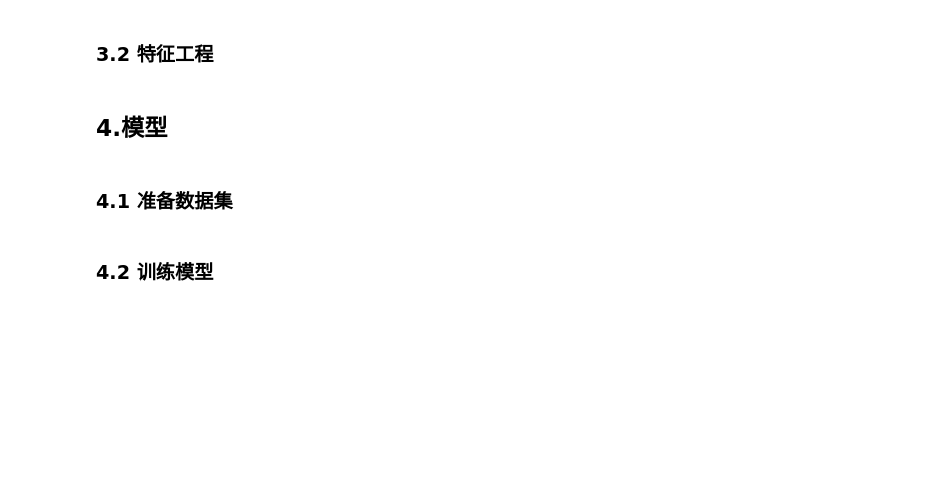
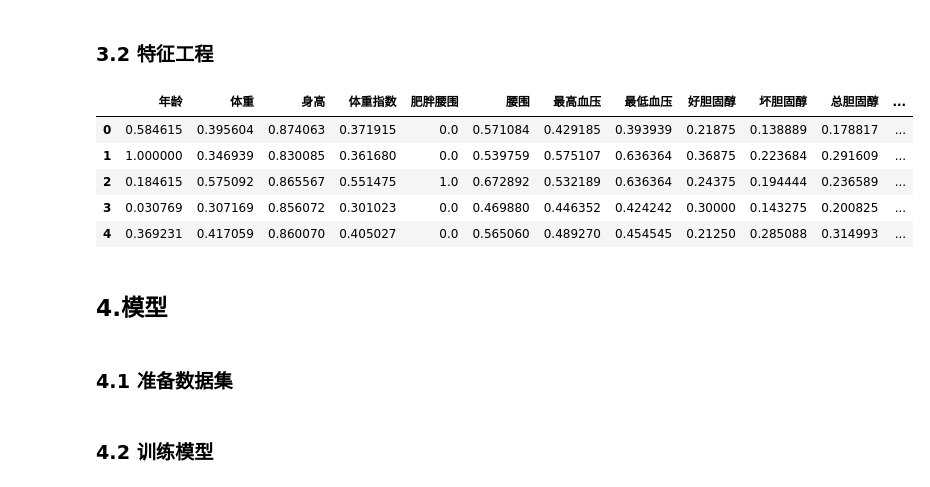
Before and after one commit to ChenyangZhou1994/DiseasePrediction, a Jupyter notebook: CatGBM.ipynb, the cells around one changed output. Saved outputs shown, nothing was run; the diff lists cells and outputs as text; code cells hidden in the pictures; blank space fills up the shorter version.

```diff
--- a/CatGBM.ipynb
+++ b/CatGBM.ipynb
@@ -94,21 +176,35 @@ g.map(plt.hist, '年龄', bins=20)
 ### 3.2 特征工程
 # %%
 # 处理缺失值
-train_df.fillna(method='ffill', inplace=True)
-test_df.fillna(0, inplace=True)
+# train_df.fillna(0, inplace=True)
+# test_df.fillna(0, inplace=True)
 
 
-# 字符编码
-for i in tqdm(str_columns):
-    lbl = LabelEncoder()
-    train_df[i] = lbl.fit_transform(train_df[i].astype(str))
-    test_df[i] = lbl.fit_transform(test_df[i].astype(str))
+# One-hot编码
+# train_df = pd.get_dummies(train_df)
+# test_df = pd.get_dummies(test_df)
+#
 
-features = num_columns + zero_to_one_columns + str_columns
-
-# 数值归一化
+# # 字符编码
+# for i in tqdm(str_columns):
+#     lbl = LabelEncoder()
+#     train_df[i] = lbl.fit_transform(train_df[i].astype(str))
+#     test_df[i] = lbl.fit_transform(test_df[i].astype(str))
+#
+features = num_columns
+# #
+# # 数值归一化
 train_df[features] = MinMaxScaler().fit_transform(train_df[features])
 test_df[features] = MinMaxScaler().fit_transform(test_df[features])
+
+train_df.head(5)
+# %% [output]
+|  | 年龄 | 体重 | 身高 | 体重指数 | 肥胖腰围 | 腰围 | 最高血压 | 最低血压 | 好胆固醇 | 坏胆固醇 | 总胆固醇 | ... |
+| 0 | 0.584615 | 0.395604 | 0.874063 | 0.371915 | 0.0 | 0.571084 | 0.429185 | 0.393939 | 0.21875 | 0.138889 | 0.178817 | ... |
+| 1 | 1.000000 | 0.346939 | 0.830085 | 0.361680 | 0.0 | 0.539759 | 0.575107 | 0.636364 | 0.36875 | 0.223684 | 0.291609 | ... |
+| 2 | 0.184615 | 0.575092 | 0.865567 | 0.551475 | 1.0 | 0.672892 | 0.532189 | 0.636364 | 0.24375 | 0.194444 | 0.236589 | ... |
+| 3 | 0.030769 | 0.307169 | 0.856072 | 0.301023 | 0.0 | 0.469880 | 0.446352 | 0.424242 | 0.30000 | 0.143275 | 0.200825 | ... |
+| 4 | 0.369231 | 0.417059 | 0.860070 | 0.405027 | 0.0 | 0.565060 | 0.489270 | 0.454545 | 0.21250 | 0.285088 | 0.314993 | ... |
 # %% [markdown]
 ## 4.模型
 # %% [markdown]
```
Also changed, not shown: parts of 21 cells of this notebook, 9 other files.
